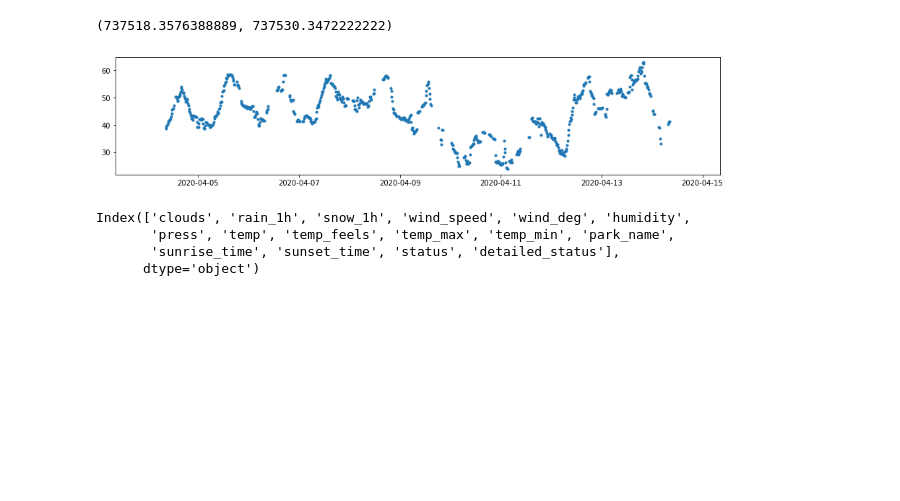
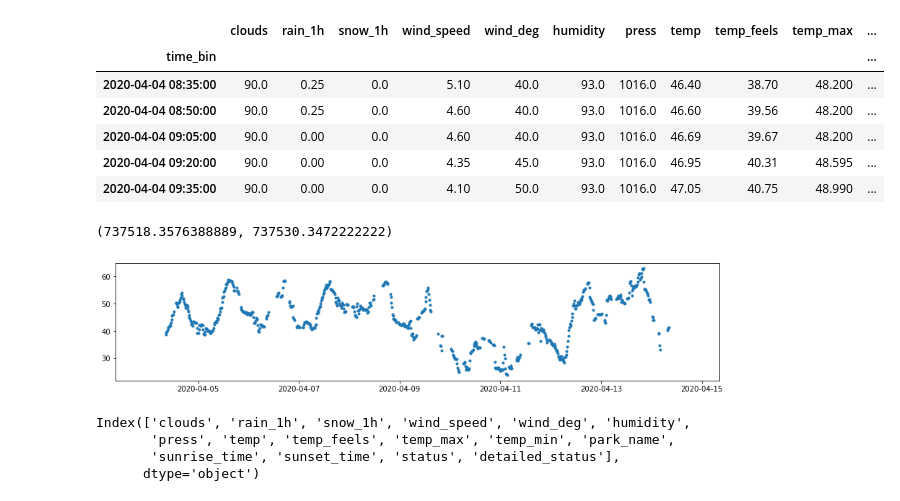
Before and after one commit to four-insightfellows-corona-project/social_distancing, a Jupyter notebook: notebooks/02_Binning_EDA_ek.ipynb, the cells around one changed output. Saved outputs shown, nothing was run; the diff lists cells and outputs as text; code cells hidden in the pictures; blank space fills up the shorter version.

```diff
--- a/notebooks/02_Binning_EDA_ek.ipynb
+++ b/notebooks/02_Binning_EDA_ek.ipynb
@@ -67,3 +36,13 @@ binned_current_log = pd.concat(
+# %%
+binned_current_log.head(5)
+# %% [output]
+|  | clouds | rain_1h | snow_1h | wind_speed | wind_deg | humidity | press | temp | temp_feels | temp_max | ... |
+| time_bin |  |  |  |  |  |  |  |  |  |  | ... |
+| 2020-04-04 08:35:00 | 90.0 | 0.25 | 0.0 | 5.10 | 40.0 | 93.0 | 1016.0 | 46.40 | 38.70 | 48.200 | ... |
+| 2020-04-04 08:50:00 | 90.0 | 0.25 | 0.0 | 4.60 | 40.0 | 93.0 | 1016.0 | 46.60 | 39.56 | 48.200 | ... |
+| 2020-04-04 09:05:00 | 90.0 | 0.00 | 0.0 | 4.60 | 40.0 | 93.0 | 1016.0 | 46.69 | 39.67 | 48.200 | ... |
+| 2020-04-04 09:20:00 | 90.0 | 0.00 | 0.0 | 4.35 | 45.0 | 93.0 | 1016.0 | 46.95 | 40.31 | 48.595 | ... |
+| 2020-04-04 09:35:00 | 90.0 | 0.00 | 0.0 | 4.10 | 50.0 | 93.0 | 1016.0 | 47.05 | 40.75 | 48.990 | ... |
 # %%
 plt.figure(figsize=(15,3))
 
```
Also changed, not shown: parts of 14 cells of this notebook.
